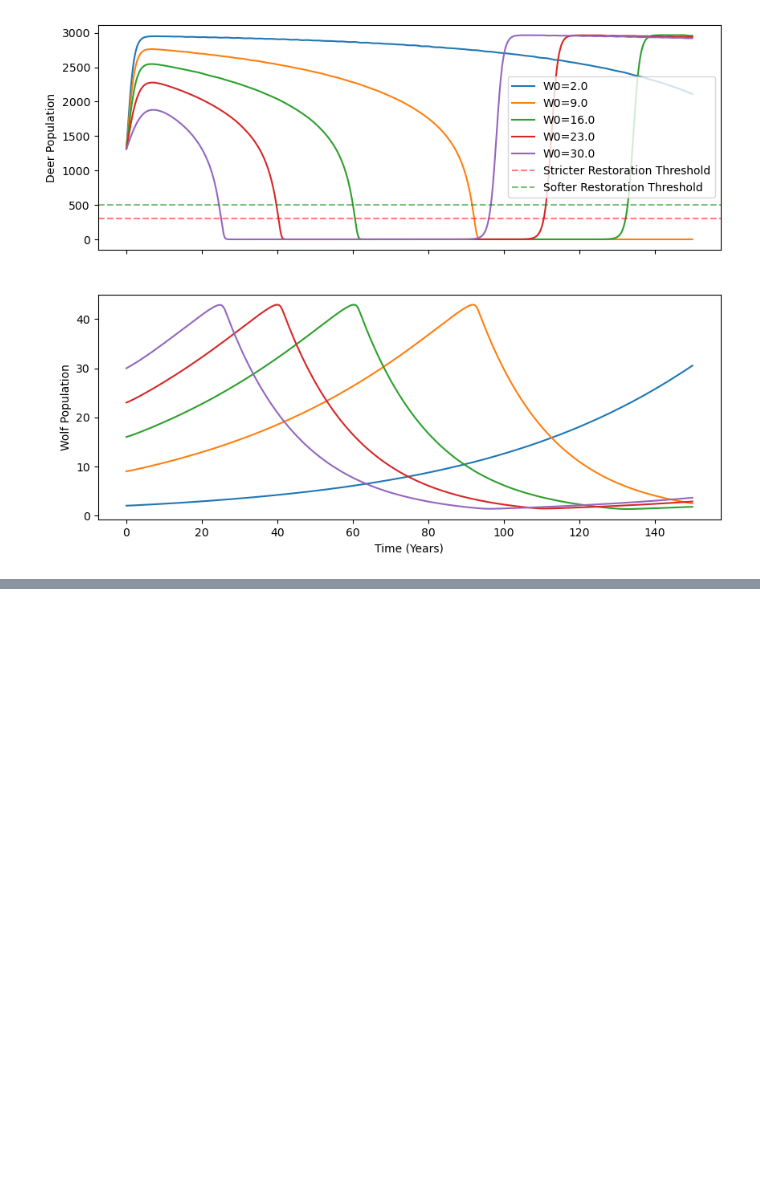
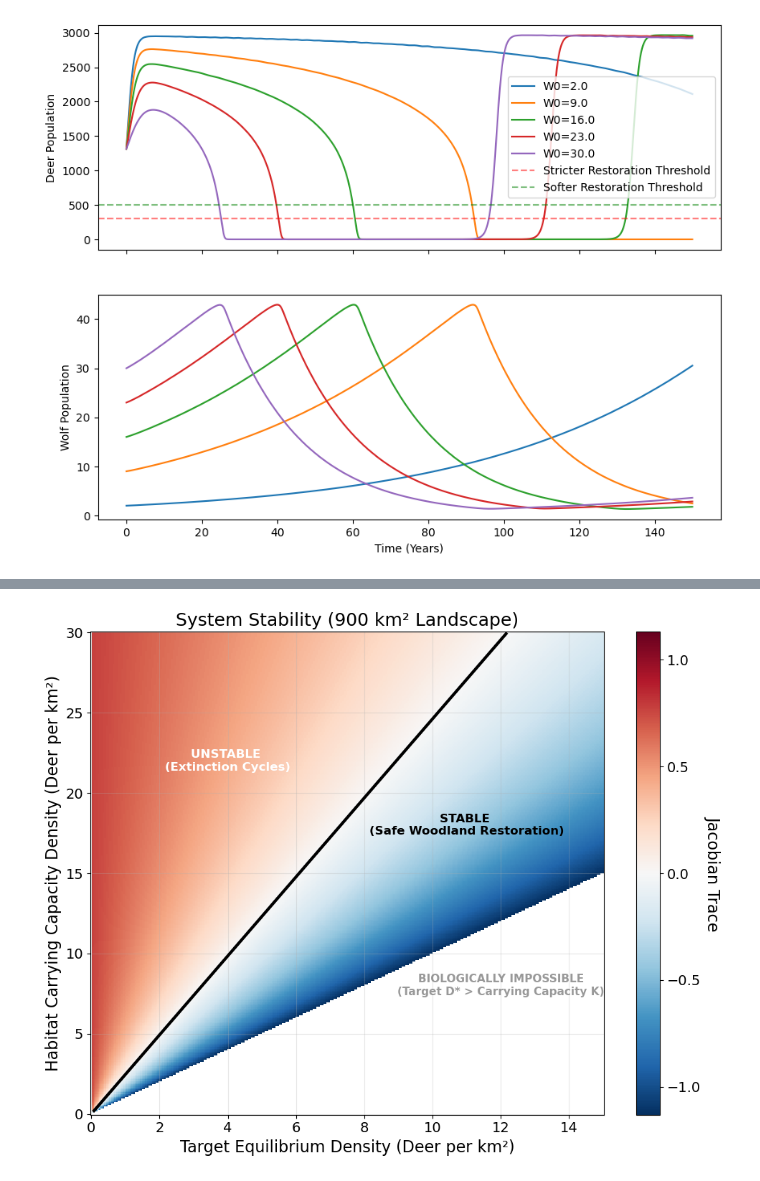
Before and after one commit to LukeRDuob/MDM3_wolf_reintroducution, a Jupyter notebook: ODE_experiments/ODE_simulation_holling.ipynb, the cells around one changed output, grey strips where cells are left out. Saved outputs shown, nothing was run; the diff lists cells and outputs as text; code cells hidden in the pictures; blank space fills up the shorter version.

```diff
--- a/ODE_experiments/ODE_simulation_holling.ipynb
+++ b/ODE_experiments/ODE_simulation_holling.ipynb
@@ -138,0 +139,86 @@ plt.show()
+# %%
+import numpy as np
+import matplotlib.pyplot as plt
+
+plt.rcParams.update({
+    'font.size': 14,          # Global font size
+    'axes.titlesize': 18,     # Title size
+    'axes.labelsize': 16,     # X and Y axis label size
+    'xtick.labelsize': 14,    # X tick numbers
+    'ytick.labelsize': 14,    # Y tick numbers
+    'legend.fontsize': 14,    # Legend text size
+    'figure.titlesize': 20    # Overall figure title (if used)
+})
+
+# ==========================================
+# --- SPATIAL SCALING LOGIC ---
+# ==========================================
+original_area = 100
+area_multiplier = 9
+new_area = original_area * area_multiplier  # Now evaluating 1800 km^2
+
+# --- Fixed Parameters ---
+r = 1.138      # deer birth rate - death rate
+h = 0.038      # handling time
+d = 0.15       # wolf death rate
+
+# --- Parameter Sweeps (Absolute Numbers) ---
+# We scale the original sweeps by 9 so the simulation evaluates the
+# exact same ecological ratios, just in a much larger physical space.
+D_star_vals = np.linspace(0 * area_multiplier, 1500 * area_multiplier, 300)
+K_vals = np.linspace(0 * area_multiplier, 3000 * area_multiplier, 300)
+
+# Create 2D grids for absolute populations
+D_grid, K_grid = np.meshgrid(D_star_vals, K_vals)
+
+# --- The Math (Must be evaluated using absolute numbers) ---
+# Calculate 'e' dynamically based on the absolute grid
+e_grid = -18 / (18 * h * D_grid - D_grid)
+
+# Calculate the Trace of the Jacobian for stability
+trace_grid = r * (1 - 2 * D_grid / K_grid) - (r * (1 - D_grid / K_grid)) / (1 + h * e_grid * D_grid)
+
+# Mask invalid biological data (Target > Carrying Capacity)
+invalid_mask = D_grid >= K_grid
+trace_grid = np.ma.masked_where(invalid_mask, trace_grid)
+
+# ==========================================
+# --- CONVERT TO DENSITY FOR PLOTTING ---
+# ==========================================
+# Divide the absolute population grids by the area to get deer/km^2
+D_density_grid = D_grid / new_area
+K_density_grid = K_grid / new_area
+
+# --- Plotting the Heatmap ---
+plt.figure(figsize=(10, 8))
+
+# We use the DENSITY grids for the X and Y axes, but map the calculated Trace to the colors
+bound = np.nanmax(np.abs(trace_grid))
+heatmap = plt.pcolormesh(D_density_grid, K_density_grid, trace_grid, cmap='RdBu_r', vmin=-bound, vmax=bound, shading='auto')
+
+# Draw the Bifurcation Boundary (Trace = 0)
+plt.contour(D_density_grid, K_density_grid, trace_grid, levels=[0], colors='black', linewidths=3)
+
+# Formatting
+cbar = plt.colorbar(heatmap)
+cbar.set_label('Jacobian Trace', rotation=270, labelpad=20)
+
+# Add custom text annotations using the new DENSITY coordinates
+# (e.g., 5 deer/km^2 instead of 1000 deer)
+plt.text(11, 18, "STABLE \n(Safe Woodland Restoration)", color='black',
+         fontsize=12, fontweight='bold', ha='center', va='center')
+
+plt.text(4, 22, "UNSTABLE \n(Extinction Cycles)", color='white',
+         fontsize=12, fontweight='bold', ha='center', va='center')
+
+plt.text(12, 8, "BIOLOGICALLY IMPOSSIBLE\n(Target D* > Carrying Capacity K)", color='gray',
+         fontsize=11, fontweight='bold', ha='center', va='center', alpha=0.8)
+
+plt.title(f"System Stability ({new_area} km² Landscape)")
+plt.xlabel("Target Equilibrium Density (Deer per km²)")
+plt.ylabel("Habitat Carrying Capacity Density (Deer per km²)")
+plt.grid(True, alpha=0.3)
+plt.tight_layout()
+plt.show()
+# %% [output]
+[figure, added]
```
Also changed, not shown: parts of 3 cells of this notebook.
